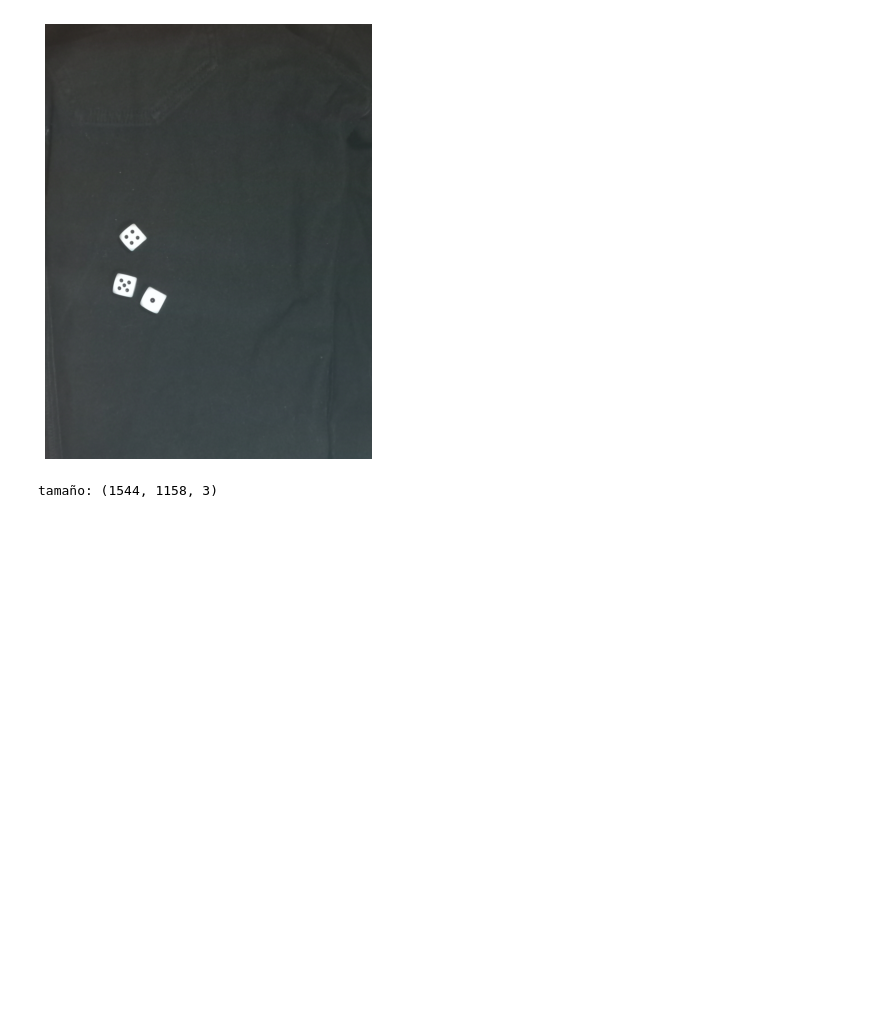
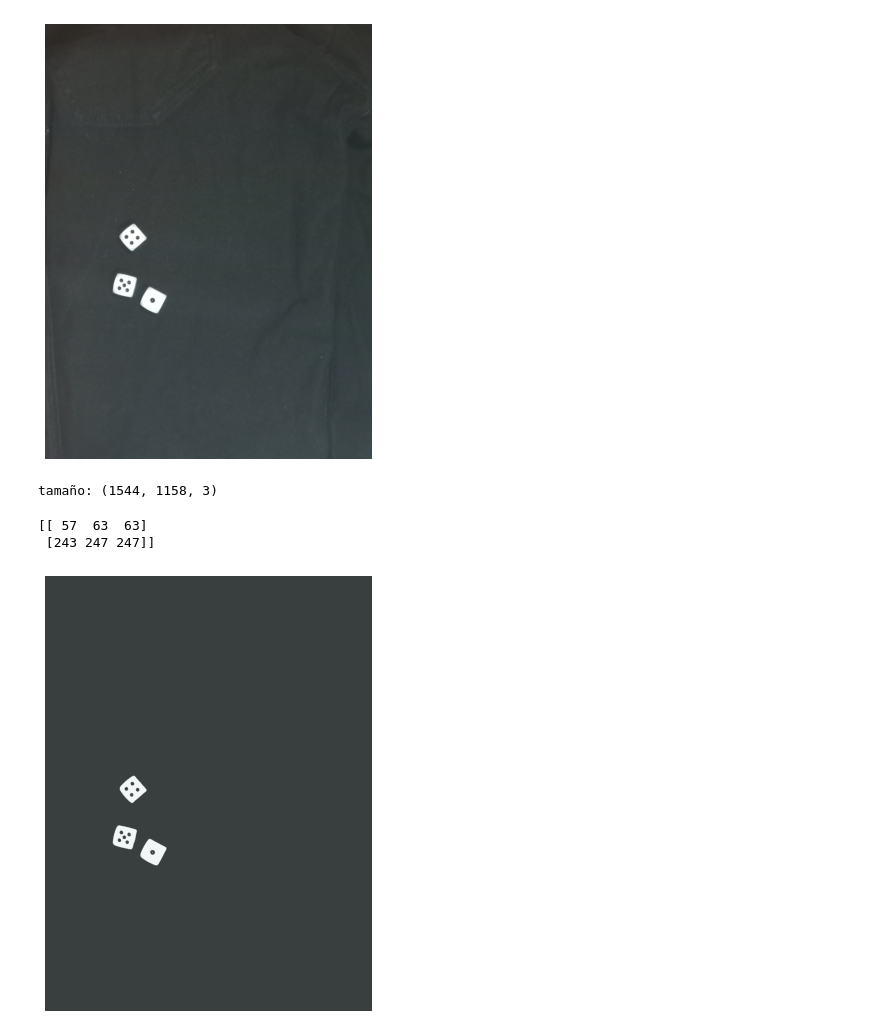
Before and after one commit to ChristopherMoralesA/Tarea-3-Vision, a Jupyter notebook: Tarea_3.ipynb, the cells around one changed output. Drawn from its saved outputs; the diff is of its cells as text; code cells hidden in the pictures; blank space fills up the shorter version.

```diff
--- a/Tarea_3.ipynb
+++ b/Tarea_3.ipynb
@@ -24,6 +30,17 @@ print('tamaño: ' + str(img_org.shape))
 # %% [output]
 [figure]
 tamaño: (9248, 6936, 3)
+# %%
+#PARAMETROS
+
+#Tamaño de trabajo
+SIZE=(1544,1158)
+
+#numero de colores incluyendo el fondo
+N_COLORS = 2
+
+MAX_RHO = 18
+MAX_THETA = 5*np.pi/180
 # %%
 def edit_image(image):
     y,x = image.shape[:2]
@@ -31,7 +48,7 @@ def edit_image(image):
     x_div = x//3
     x_off = 250
     cropped = image[y_div:2*y_div,x_div+x_off:2*x_div+x_off]
-    resized = resize(cropped,(1544,1158),preserve_range=True).astype(int)
+    resized = resize(cropped,(SIZE[0],SIZE[1]),preserve_range=True).astype(int)
     return resized
 
 img_edit = edit_image(img_org)
@@ -43,3 +60,41 @@ print('tamaño: ' + str(img_edit.shape))
 # %% [output]
 [figure]
 tamaño: (1544, 1158, 3)
+# %%
+#Quantificacion 2 colores
+#https://scikit-learn.org/stable/auto_examples/cluster/plot_color_quantization.html#sphx-glr-auto-examples-cluster-plot-color-quantization-py
+
+def img_to_2_colors(img):
+    # Copia de la imagen por cuantificar
+    img_5_colors = img
+
+    # Convert to floats instead of the default 8 bits integer coding. Dividing by
+    # 255 is important so that plt.imshow behaves works well on float data (need to
+    # be in the range [0-1])
+    img_5_colors = np.array(img_5_colors, dtype=np.float64) / 255
+
+    # Load Image and transform to a 2D numpy array.
+    w, h, d = original_shape = tuple(img_5_colors.shape)
+    assert d == 3
+    image_array = np.reshape(img_5_colors, (w * h, d))
+    image_array_sample = shuffle(image_array, random_state=0, n_samples=1_000)
+    kmeans = KMeans(n_clusters=N_COLORS, random_state=0).fit(image_array_sample)
+    labels = kmeans.predict(image_array)
+    colores = np.rint(np.array(kmeans.cluster_centers_, dtype=np.float64) *255)
+    colores = np.array(colores,dtype=np.int32)
+    img_quant = recreate_image(kmeans.cluster_centers_, labels, w, h)
+    return colores,img_quant
+
+def recreate_image(codebook, labels, w, h):
+    return codebook[labels].reshape(w, h, -1)
+
+COLORES, img_quant=img_to_2_colors(img_edit)
+print(COLORES)
+plt.figure(figsize = (6,8))
+plt.imshow(img_quant)
+plt.axis('off')
+plt.show()
+# %% [output]
+[[ 57  63  63]
+ [243 247 247]]
+[figure, added]
```
Also changed, not shown: parts of 6 cells of this notebook, 2 other files.
